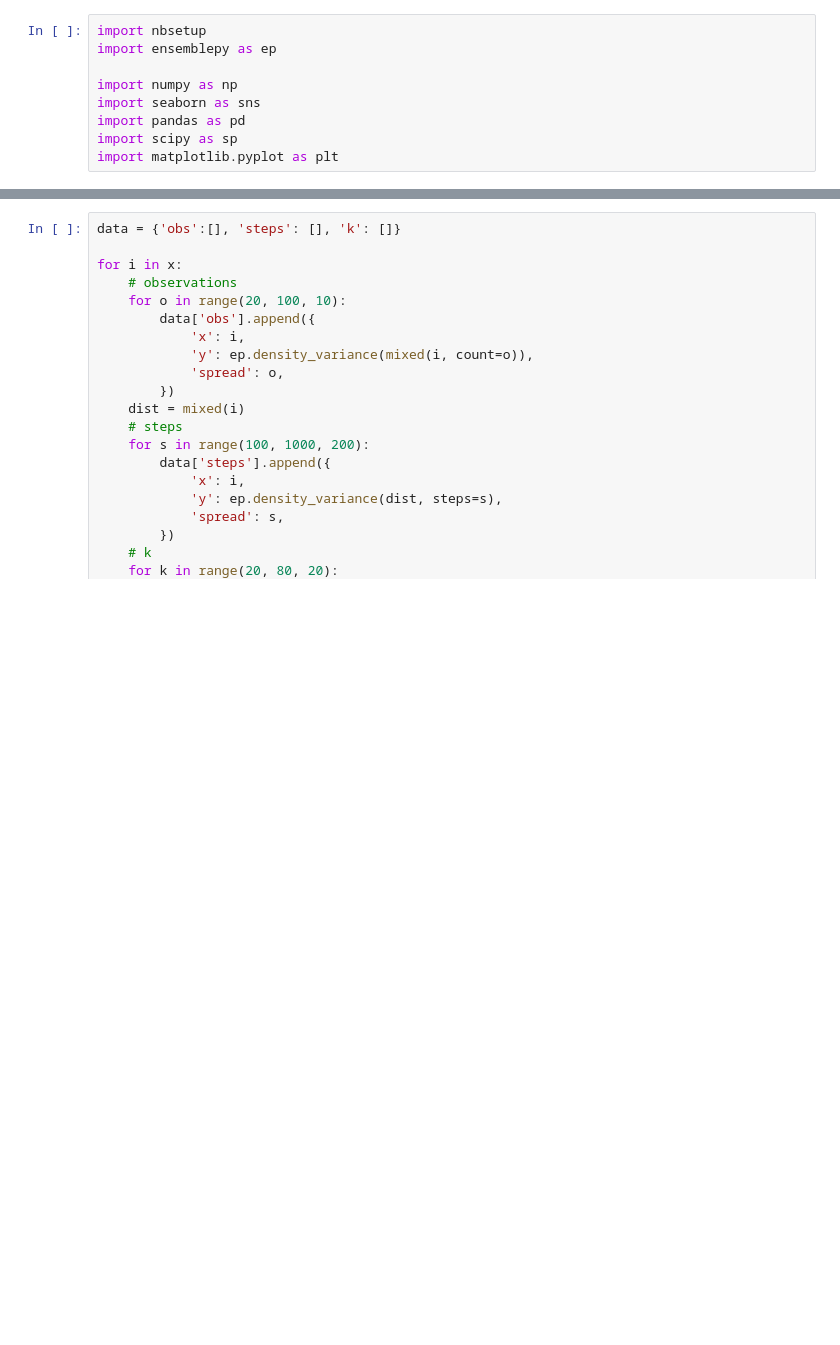
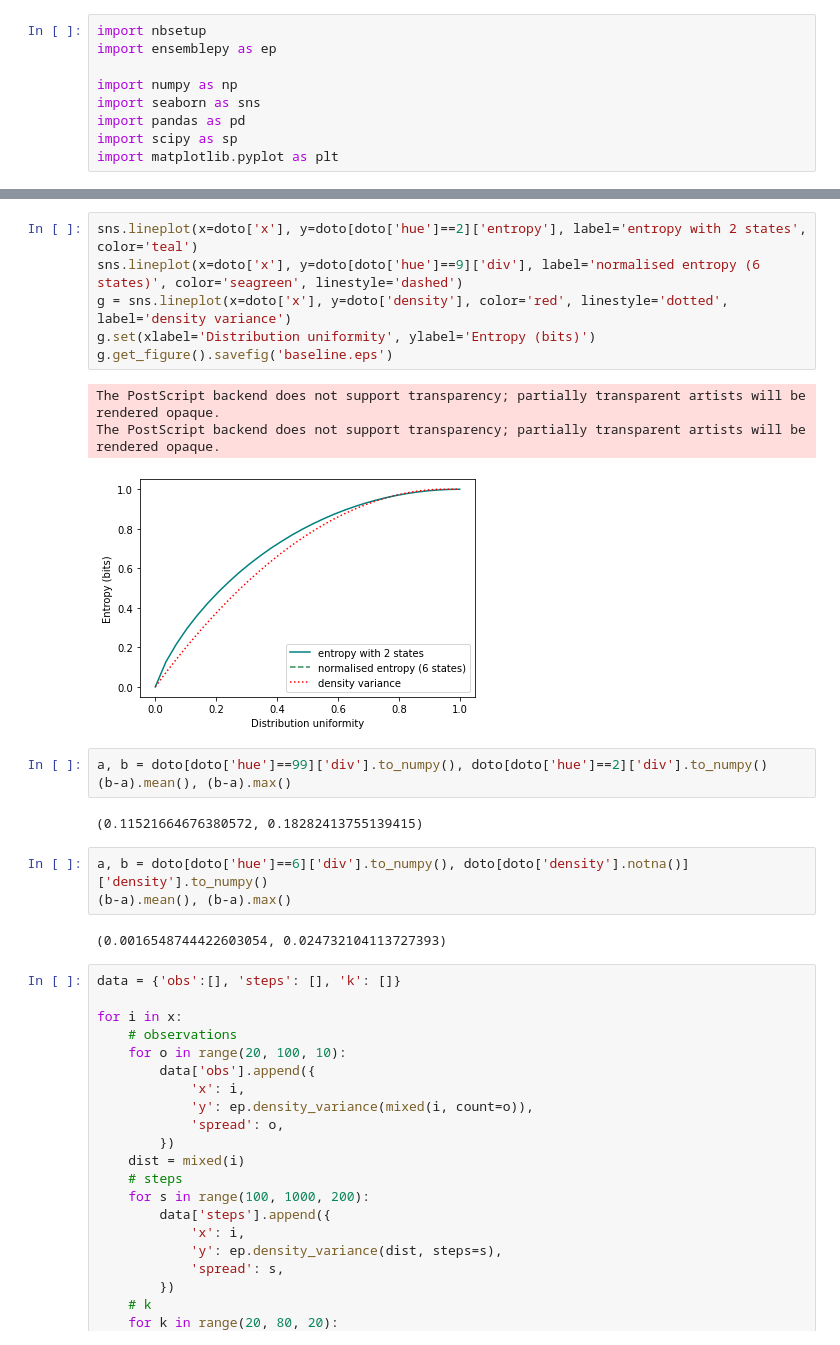
Before and after one commit to timjdavey/incoherence, a Jupyter notebook: notebooks/continuous_entropy/Comparison and Invariance plots.ipynb, the cells around one changed output, grey strips where cells are left out. Saved outputs shown, nothing was run; the diff lists cells and outputs as text; blank space fills up the shorter version.

```diff
--- a/notebooks/continuous_entropy/Comparison and Invariance plots.ipynb
+++ b/notebooks/continuous_entropy/Comparison and Invariance plots.ipynb
@@ -55,3 +86,23 @@ fig.savefig('comparison.eps')
+# %%
+sns.lineplot(x=doto['x'], y=doto[doto['hue']==2]['entropy'], label='entropy with 2 states', color='teal')
+sns.lineplot(x=doto['x'], y=doto[doto['hue']==9]['div'], label='normalised entropy (6 states)', color='seagreen', linestyle='dashed')
+g = sns.lineplot(x=doto['x'], y=doto['density'], color='red', linestyle='dotted', label='density variance')
+g.set(xlabel='Distribution uniformity', ylabel='Entropy (bits)')
+g.get_figure().savefig('baseline.eps')
+# %% [output]
+The PostScript backend does not support transparency; partially transparent artists will be rendered opaque.
+The PostScript backend does not support transparency; partially transparent artists will be rendered opaque.
+[figure, added]
+# %%
+a, b = doto[doto['hue']==99]['div'].to_numpy(), doto[doto['hue']==2]['div'].to_numpy()
+(b-a).mean(), (b-a).max()
+# %% [output]
+(0.11521664676380572, 0.18282413755139415)
+# %%
+a, b = doto[doto['hue']==6]['div'].to_numpy(), doto[doto['density'].notna()]['density'].to_numpy()
+(b-a).mean(), (b-a).max()
+# %% [output]
+(0.0016548744422603054, 0.024732104113727393)
 # %%
 data = {'obs':[], 'steps': [], 'k': []}
 
```
Also changed, not shown: parts of 9 cells of this notebook, 11 other files.
